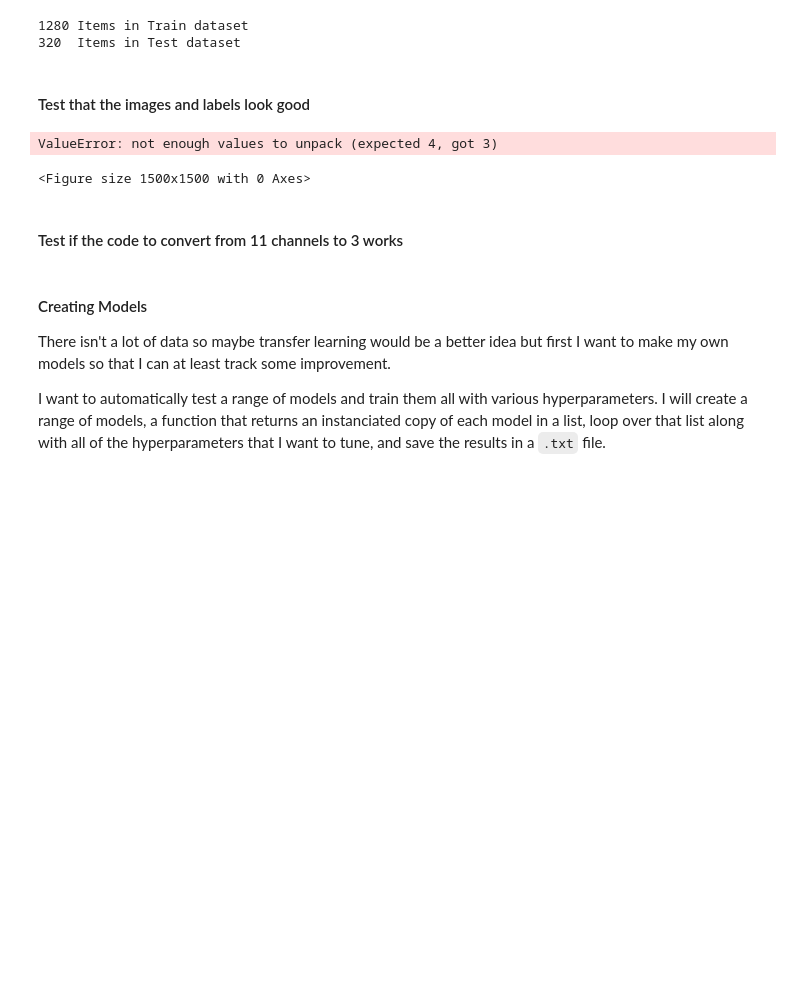
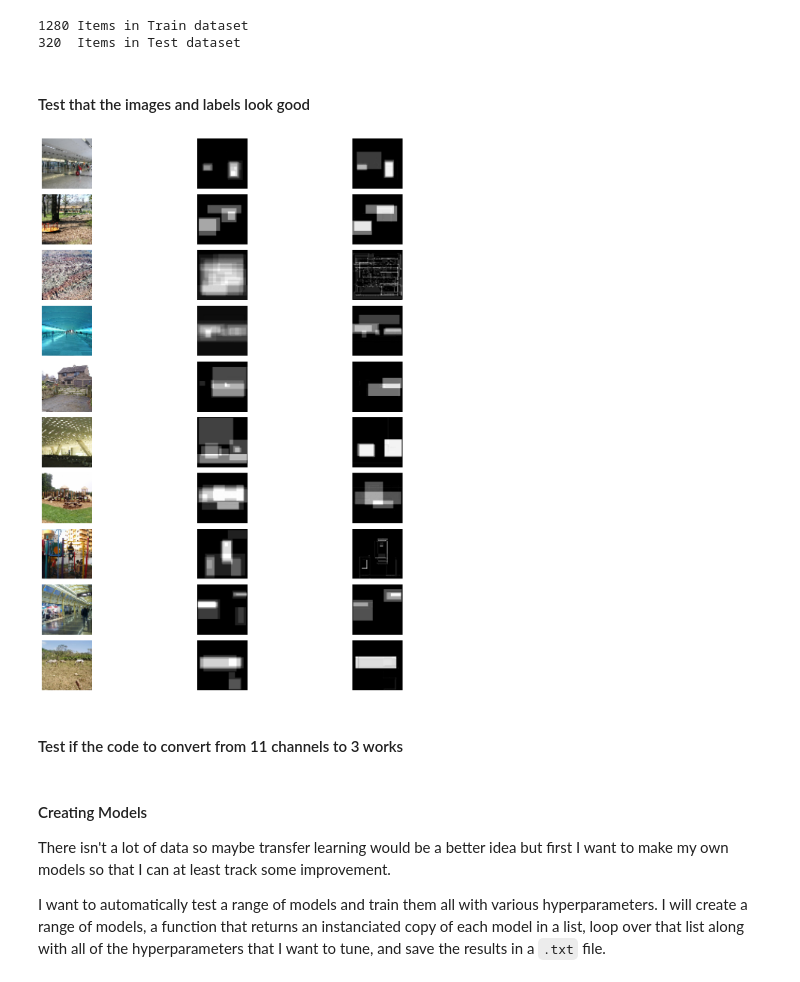
Before and after one commit to BabarKhanDev/Dissertation, a Jupyter notebook: memorability.ipynb, the cells around one changed output. Saved outputs shown, nothing was run; the diff lists cells and outputs as text; code cells hidden in the pictures; blank space fills up the shorter version.

```diff
--- a/memorability.ipynb
+++ b/memorability.ipynb
@@ -57,16 +37,12 @@ class VISCHEMA_PLUS(Dataset):
     def __init__(self,
                  image_dir = 'VISCHEMA_PLUS/images',
                  label_dir = 'VISCHEMA_PLUS/vms',
-                 class_dir='VISCHEMA_PLUS/vms_classified',
-                 onehot_dir='VISCHEMA_PLUS/onehot_tensors',
                  transform = None):
 
         self.transform = transform
 
         self.image_dir  = image_dir
         self.label_dir  = label_dir
-        self.class_dir  = class_dir
-        self.onehot_dir = onehot_dir
 
         all_images = os.listdir(image_dir)
         self.all_images = natsorted(all_images)
@@ -84,20 +60,15 @@ class VISCHEMA_PLUS(Dataset):
         label = Image.open(f"{self.label_dir}/{self.all_images[idx]}").convert("RGB")
         label = convert_tensor(label)
 
-        classified_label = Image.open(f"{self.class_dir}/{self.all_images[idx]}").convert("RGB")
-        classified_label = convert_tensor(classified_label)
-
-        #onehot_label = torch.load(f'{self.onehot_dir}/{self.all_images[idx][:-4]}.pt')
         if self.transform != None:
             image = self.transform(image)
             label = self.transform(label)
-            classified_label = self.transform(classified_label)
 
-        return image, label, classified_label#, onehot_label
+        return image, label
 
 # I have resized the images to 64x64 as this will make designing the model easier.
 image_transforms = transforms.Compose([
-    transforms.Resize(700),
+    transforms.Resize(64),
     transforms.Normalize(0.5,0.5)
 ])
 
@@ -106,7 +77,7 @@ train_size = int(0.8 * len(dataset))
 test_size = len(dataset) - train_size
 train_dataset, test_dataset = torch.utils.data.random_split(dataset, [train_size, test_size])
 
-batch_size = 1
+batch_size = 16
 train_loader = DataLoader(dataset = train_dataset, batch_size = batch_size, shuffle=True)
 test_loader = DataLoader(dataset = test_dataset, batch_size = batch_size, shuffle=True)
 
@@ -120,33 +91,32 @@ print(f'{len(test_dataset)}  Items in Test dataset')
 # %%
 import matplotlib.pyplot as plt
 from helpers import onehotToImage
 
 figure = plt.figure(figsize=(15,15))
-cols, rows = 4, 1
+cols, rows = 3, 10
 for i in range(rows):
 
-    images, labels, classes, _ = next(iter(train_loader))
+    images, labels = next(iter(train_loader))
 
+    # The image
     figure.add_subplot(rows,cols, cols*i+1)
     plt.axis("off")
-    plt.imshow((images[0,:].squeeze().permute(1, 2, 0) +1 )/2 )
+    plt.imshow((images[0].squeeze().permute(1, 2, 0) +1 )/2 )
 
+    # The Original Label - green channel
     figure.add_subplot(rows,cols, cols*i+2)
     plt.axis("off")
-    plt.imshow((labels[0,:].squeeze().permute(1, 2, 0) +1 )/2 )
+    plt.imshow((labels[0][1].squeeze()+1 )/2, cmap='gray')
 
+
+    # The original Label - red channel
     figure.add_subplot(rows,cols, cols*i+3)
     plt.axis("off")
-    plt.imshow((classes[0,:].squeeze().permute(1, 2, 0) +1 )/2 )
-
-    figure.add_subplot(rows,cols, cols*i+4)
-    plt.axis("off")
-    plt.imshow((onehotToImage(onehot[0,:]).squeeze().permute(1, 2, 0) +1 )/2 )
+    plt.imshow((labels[0][0].squeeze() +1 )/2, cmap='gray')
 
 plt.tight_layout()
 plt.show()
 # %% [output]
-ValueError: not enough values to unpack (expected 4, got 3)
-<Figure size 1500x1500 with 0 Axes>
+[figure, added]
 # %% [markdown]
 #### Test if the code to convert from 11 channels to 3 works
```
Also changed, not shown: parts of 13 cells of this notebook.
